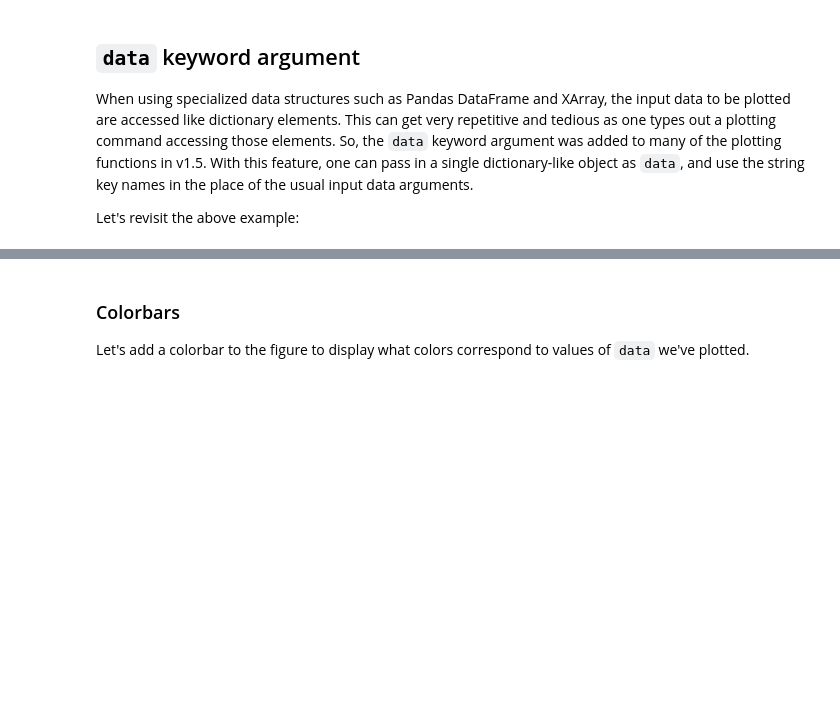
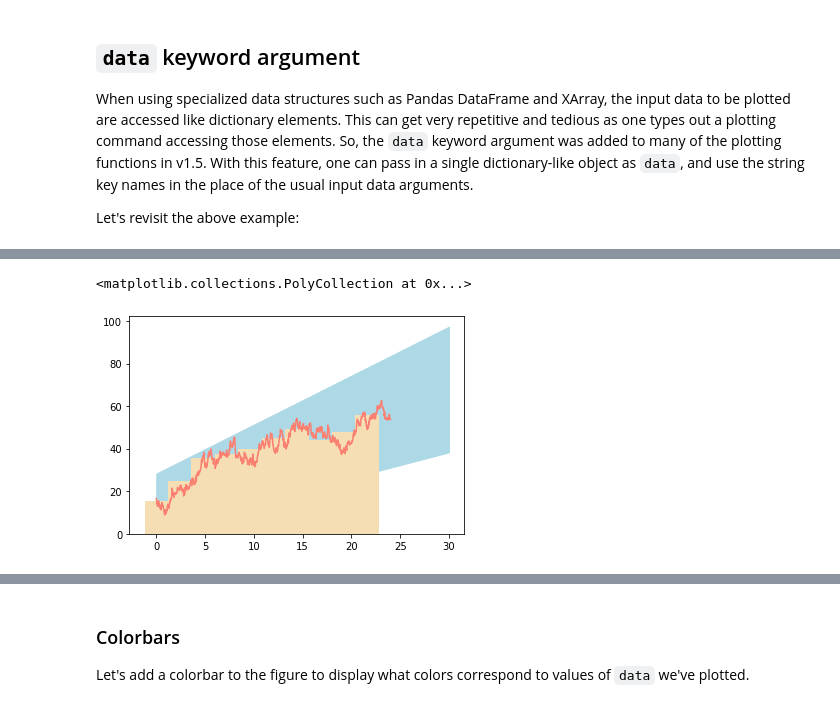
Before and after one commit to tankusb/CS512, a Jupyter notebook: AnatomyOfMatplotlib-master/AnatomyOfMatplotlib-master/AnatomyOfMatplotlib-Part2-Plotting_Methods_Overview.ipynb, the cells around one changed output, grey strips where cells are left out. Saved outputs shown, nothing was run; the diff lists cells and outputs as text; code cells hidden in the pictures; blank space fills up the shorter version.

```diff
--- a/AnatomyOfMatplotlib-master/AnatomyOfMatplotlib-master/AnatomyOfMatplotlib-Part2-Plotting_Methods_Overview.ipynb
+++ b/AnatomyOfMatplotlib-master/AnatomyOfMatplotlib-master/AnatomyOfMatplotlib-Part2-Plotting_Methods_Overview.ipynb
@@ -138,3 +146,38 @@ Can you reproduce the figure below?
+# %%
+# %load exercises/2.1-bar_and_fill_between.py
+import numpy as np
+import matplotlib.pyplot as plt
+np.random.seed(1)
+
+# Generate data...
+y_raw = np.random.randn(1000).cumsum() + 15
+x_raw = np.linspace(0, 24, y_raw.size)
+
+# Get averages of every 100 samples...
+x_pos = x_raw.reshape(-1, 100).min(axis=1)
+y_avg = y_raw.reshape(-1, 100).mean(axis=1)
+y_err = y_raw.reshape(-1, 100).ptp(axis=1)
+
+bar_width = x_pos[1] - x_pos[0]
+
+# Make a made up future prediction with a fake confidence
+x_pred = np.linspace(0, 30)
+y_max_pred = y_avg[0] + y_err[0] + 2.3 * x_pred
+y_min_pred = y_avg[0] - y_err[0] + 1.2 * x_pred
+
+# Just so you don't have to guess at the colors...
+barcolor, linecolor, fillcolor = 'wheat', 'salmon', 'lightblue'
+
+# Now you're on your own!
+
+fig , axes = plt.subplots()
+
+axes.bar(x_pos, y_avg, bar_width, color = barcolor)
+axes.plot(x_raw, y_raw, color = linecolor)
+axes.fill_between(x_pred, y_max_pred, y_min_pred, color = fillcolor)
+# %% [output]
+<matplotlib.collections.PolyCollection at 0x...>
+[figure, added]
 # %%
 import numpy as np
 import matplotlib.pyplot as plt
```
Also changed, not shown: parts of 11 cells of this notebook, 30 other files.
